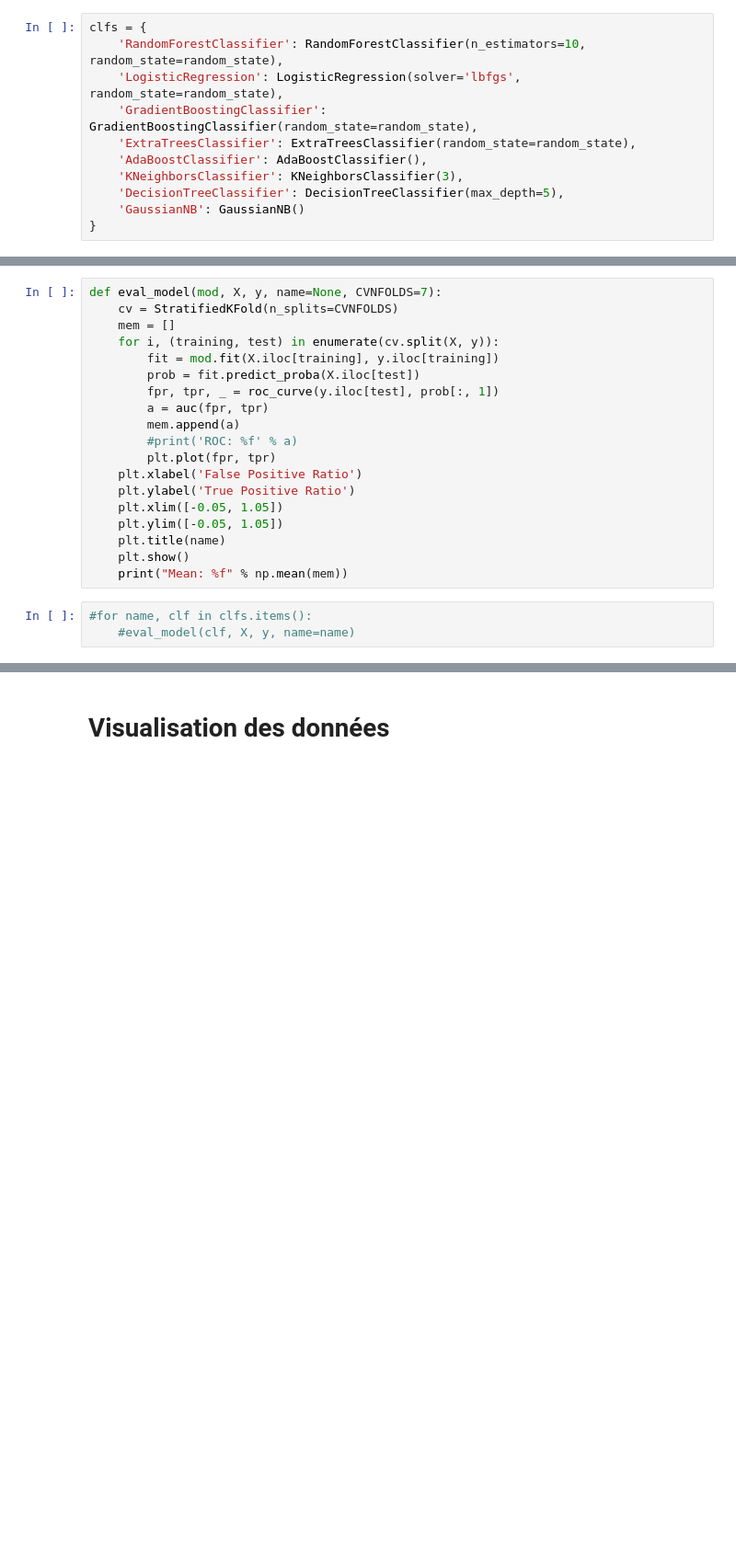
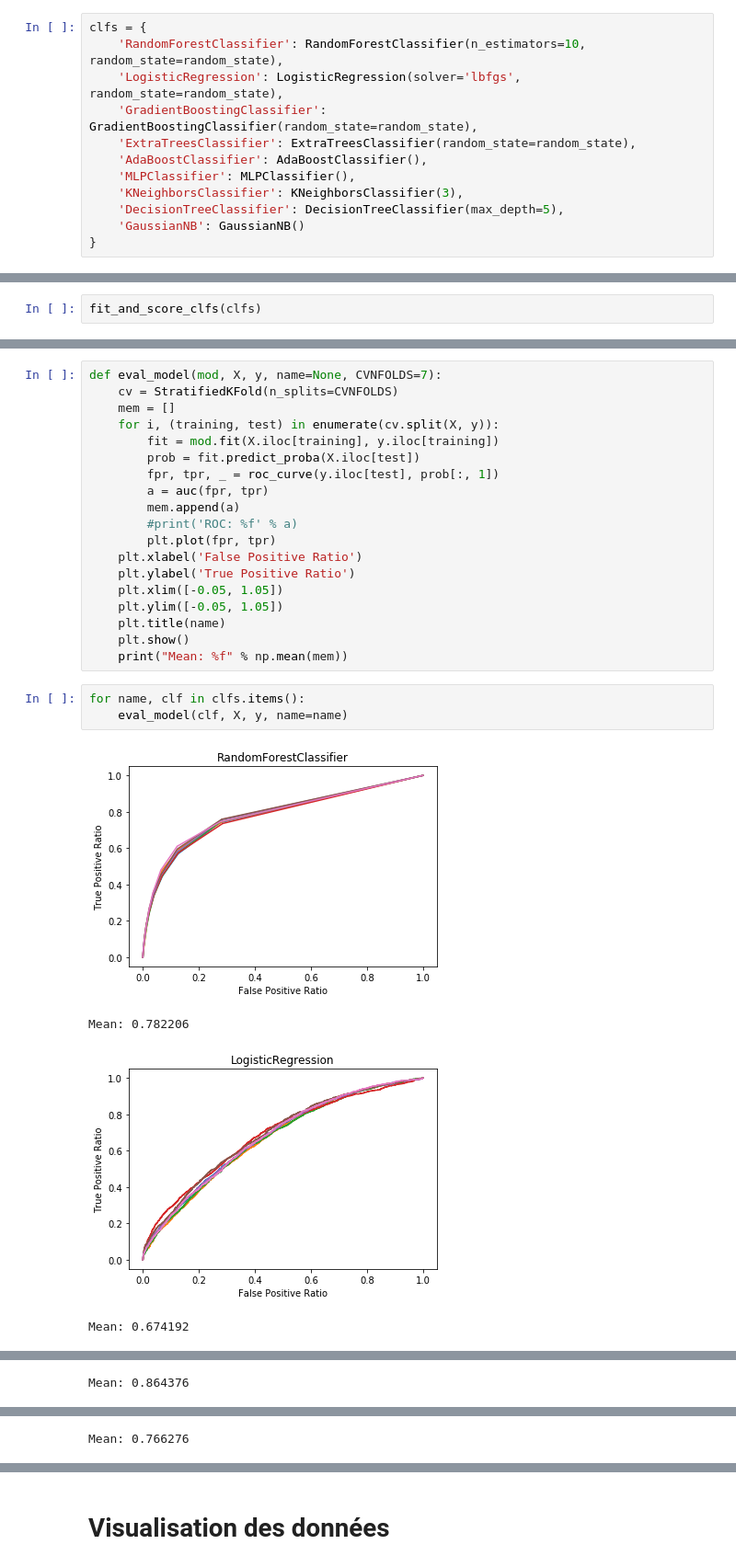
Before and after one commit to antoineeudes/GiveMeSomeCredit, a Jupyter notebook: main.ipynb, the cells around one changed output, grey strips where cells are left out. Shown at 92% size. Drawn from its saved outputs; the diff is of its cells as text; blank space fills up the shorter version.

```diff
--- a/main.ipynb
+++ b/main.ipynb
@@ -59,6 +58,7 @@ clfs = {
     'GradientBoostingClassifier': GradientBoostingClassifier(random_state=random_state),
     'ExtraTreesClassifier': ExtraTreesClassifier(random_state=random_state),
     'AdaBoostClassifier': AdaBoostClassifier(),
+    'MLPClassifier': MLPClassifier(),
     'KNeighborsClassifier': KNeighborsClassifier(3),
     'DecisionTreeClassifier': DecisionTreeClassifier(max_depth=5),
     'GaussianNB': GaussianNB()
@@ -84,0 +83,2 @@ def fit_and_score_clfs(clfs, X=X, y=y, test_size=0.9):
+# %%
+fit_and_score_clfs(clfs)
@@ -102,5 +112,10 @@ def eval_model(mod, X, y, name=None, CVNFOLDS=7):
     plt.show()
     print("Mean: %f" % np.mean(mem))
 # %%
-#for name, clf in clfs.items():
-    #eval_model(clf, X, y, name=name)
+for name, clf in clfs.items():
+    eval_model(clf, X, y, name=name)
+# %% [output]
+[figure, added]
+Mean: 0.782206
+[figure, added]
+Mean: 0.674192
@@ -106,0 +123 @@ def eval_model(mod, X, y, name=None, CVNFOLDS=7):
+Mean: 0.864376
@@ -106,0 +125 @@ def eval_model(mod, X, y, name=None, CVNFOLDS=7):
+Mean: 0.766276
```
Also changed, not shown: parts of 18 cells of this notebook.
